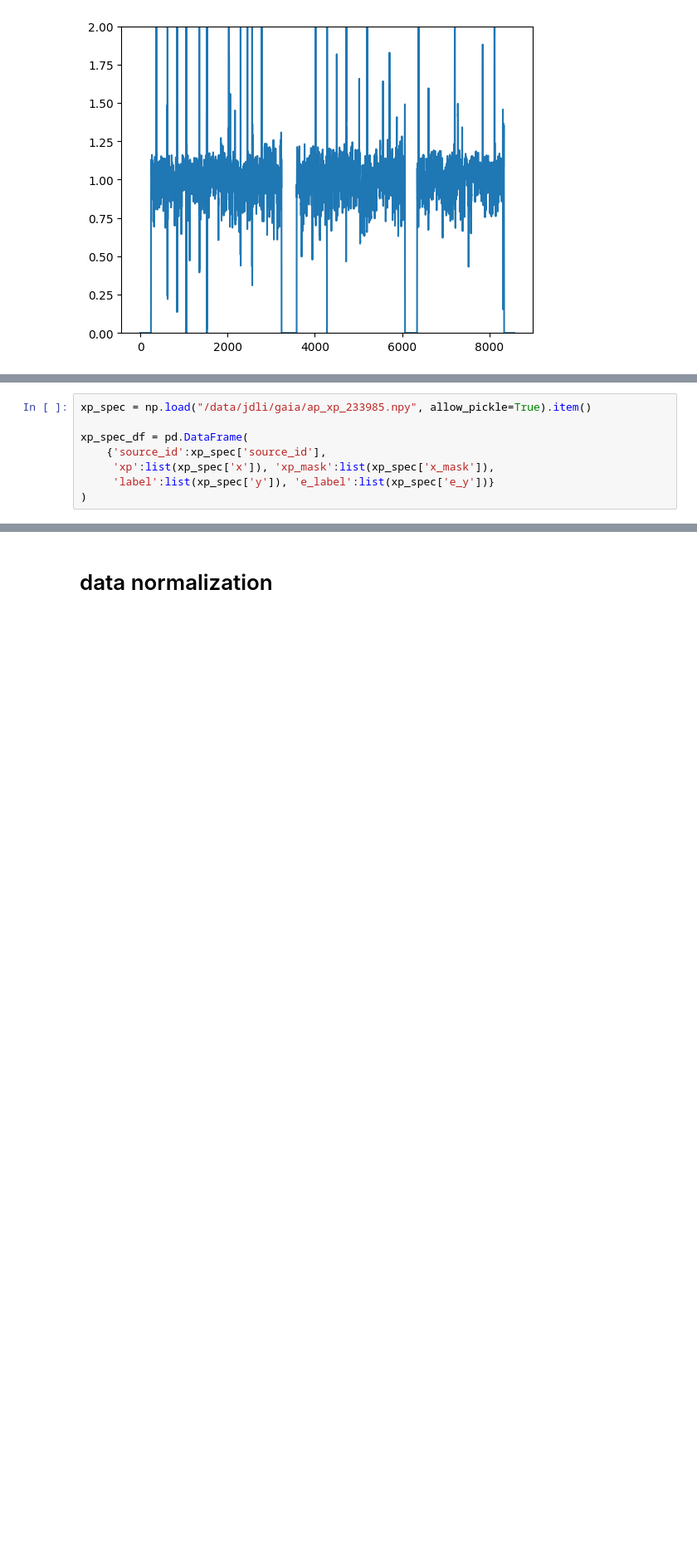
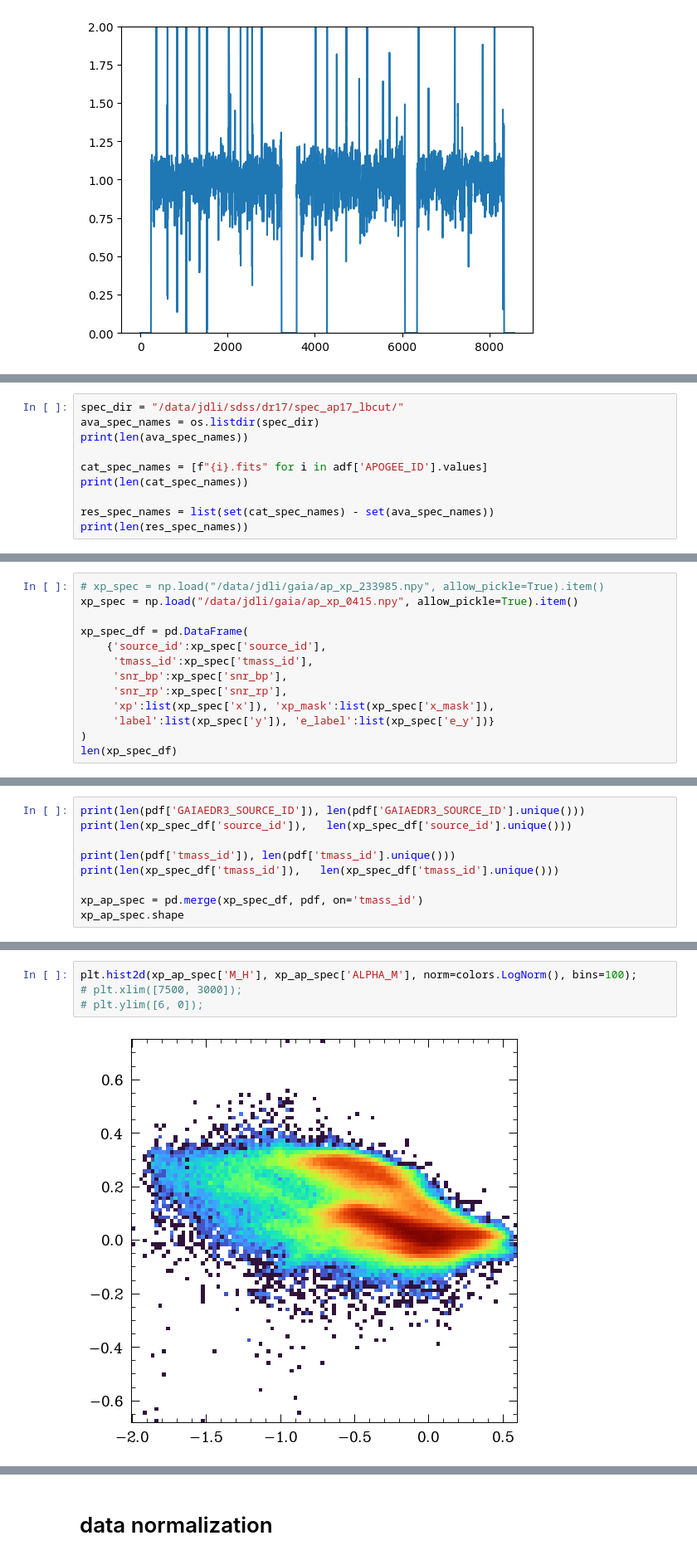
Before and after one commit to jiadonglee/aspgap, a Jupyter notebook: notebook/download_apogee.ipynb, the cells around one changed output, grey strips where cells are left out. Shown at 83% size. Drawn from its saved outputs; the diff is of its cells as text; blank space fills up the shorter version.

```diff
--- a/notebook/download_apogee.ipynb
+++ b/notebook/download_apogee.ipynb
@@ -187,0 +217,10 @@ plt.plot(result[10]['mask'][ind])
+# %%
+spec_dir = "/data/jdli/sdss/dr17/spec_ap17_lbcut/"
+ava_spec_names = os.listdir(spec_dir)
+print(len(ava_spec_names))
+
+cat_spec_names = [f"{i}.fits" for i in adf['APOGEE_ID'].values]
+print(len(cat_spec_names))
+
+res_spec_names = list(set(cat_spec_names) - set(ava_spec_names))
+print(len(res_spec_names))
@@ -240,8 +287,13 @@ pdf['GAIAEDR3_SOURCE_ID'] = pdf['GAIAEDR3_SOURCE_ID'].astype(int)
 # %%
-xp_spec = np.load("/data/jdli/gaia/ap_xp_233985.npy", allow_pickle=True).item()
+# xp_spec = np.load("/data/jdli/gaia/ap_xp_233985.npy", allow_pickle=True).item()
+xp_spec = np.load("/data/jdli/gaia/ap_xp_0415.npy", allow_pickle=True).item()
 
 xp_spec_df = pd.DataFrame(
     {'source_id':xp_spec['source_id'],
+     'tmass_id':xp_spec['tmass_id'],
+     'snr_bp':xp_spec['snr_bp'],
+     'snr_rp':xp_spec['snr_rp'],
      'xp':list(xp_spec['x']), 'xp_mask':list(xp_spec['x_mask']),
      'label':list(xp_spec['y']), 'e_label':list(xp_spec['e_y'])}
 )
+len(xp_spec_df)
@@ -247,0 +302,9 @@ xp_spec_df = pd.DataFrame(
+# %%
+print(len(pdf['GAIAEDR3_SOURCE_ID']), len(pdf['GAIAEDR3_SOURCE_ID'].unique()))
+print(len(xp_spec_df['source_id']),   len(xp_spec_df['source_id'].unique()))
+
+print(len(pdf['tmass_id']), len(pdf['tmass_id'].unique()))
+print(len(xp_spec_df['tmass_id']),   len(xp_spec_df['tmass_id'].unique()))
+
+xp_ap_spec = pd.merge(xp_spec_df, pdf, on='tmass_id')
+xp_ap_spec.shape
@@ -253,0 +324,6 @@ xp_ap_spec.shape
+# %%
+plt.hist2d(xp_ap_spec['M_H'], xp_ap_spec['ALPHA_M'], norm=colors.LogNorm(), bins=100);
+# plt.xlim([7500, 3000]);
+# plt.ylim([6, 0]);
+# %% [output]
+[figure, added]
```
Also changed, not shown: parts of 52 cells of this notebook, 32 other files.
